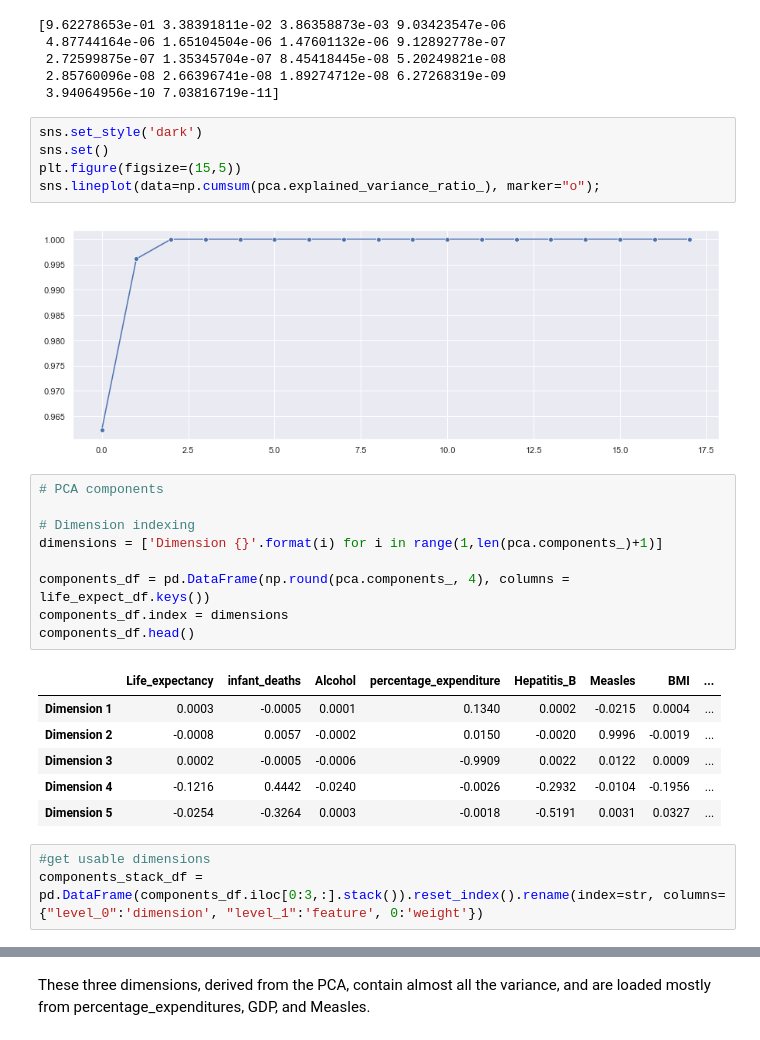
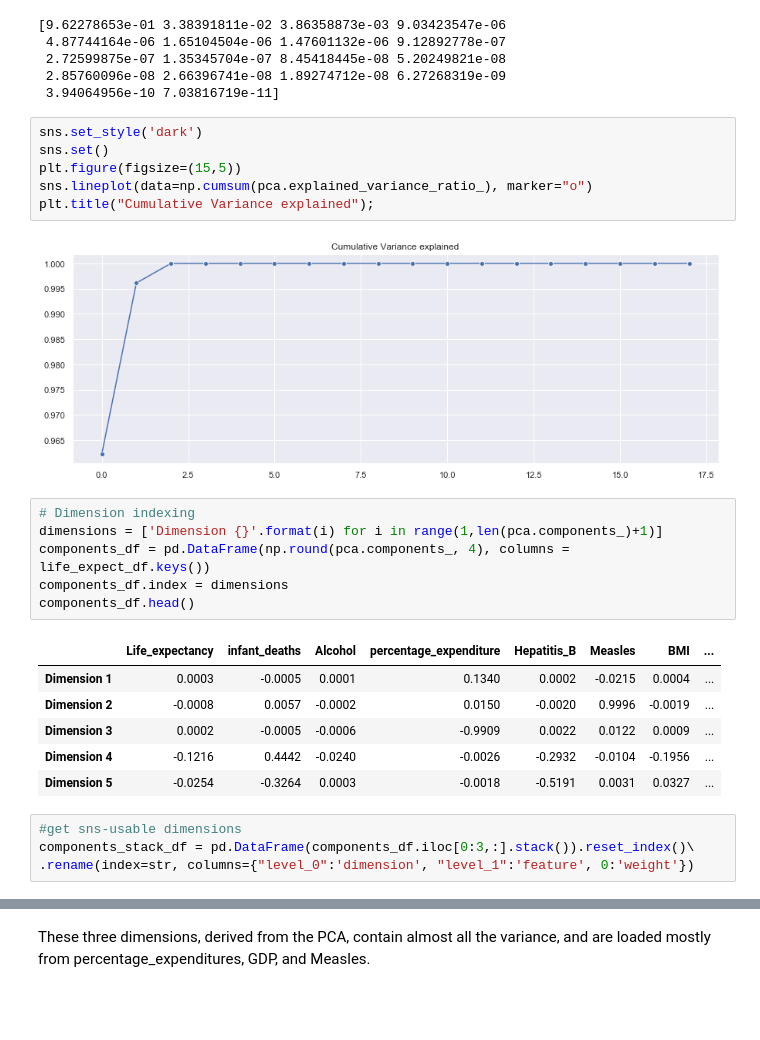
Before and after one commit to chrisoyer/thinkful_notes, a Jupyter notebook: Unit_2_supervised_learning/17.10_model_prep_challenge.ipynb, the cells around one changed output, grey strips where cells are left out. Cells and saved outputs as stored; diff of their text form; blank space fills up the shorter version.

```diff
--- a/Unit_2_supervised_learning/17.10_model_prep_challenge.ipynb
+++ b/Unit_2_supervised_learning/17.10_model_prep_challenge.ipynb
@@ -383,16 +389,14 @@ print(pca.explained_variance_ratio_)
 # %%
 sns.set_style('dark')
 sns.set()
 plt.figure(figsize=(15,5))
-sns.lineplot(data=np.cumsum(pca.explained_variance_ratio_), marker="o");
+sns.lineplot(data=np.cumsum(pca.explained_variance_ratio_), marker="o")
+plt.title("Cumulative Variance explained");
 # %% [output]
-[figure, old version]
+[figure, new version]
 # %%
-# PCA components
-
 # Dimension indexing
 dimensions = ['Dimension {}'.format(i) for i in range(1,len(pca.components_)+1)]
-
 components_df = pd.DataFrame(np.round(pca.components_, 4), columns = life_expect_df.keys())
 components_df.index = dimensions
 components_df.head()
@@ -404,6 +408,7 @@ components_df.head()
 | Dimension 4 | -0.1216 | 0.4442 | -0.0240 | -0.0026 | -0.2932 | -0.0104 | -0.1956 | ... |
 | Dimension 5 | -0.0254 | -0.3264 | 0.0003 | -0.0018 | -0.5191 | 0.0031 | 0.0327 | ... |
 # %%
-#get usable dimensions
-components_stack_df = pd.DataFrame(components_df.iloc[0:3,:].stack()).reset_index().rename(index=str, columns={"level_0":'dimension', "level_1":'feature', 0:'weight'})
+#get sns-usable dimensions
+components_stack_df = pd.DataFrame(components_df.iloc[0:3,:].stack()).reset_index()\
+.rename(index=str, columns={"level_0":'dimension', "level_1":'feature', 0:'weight'})
 # %%
```
Also changed, not shown: parts of 11 cells of this notebook.
